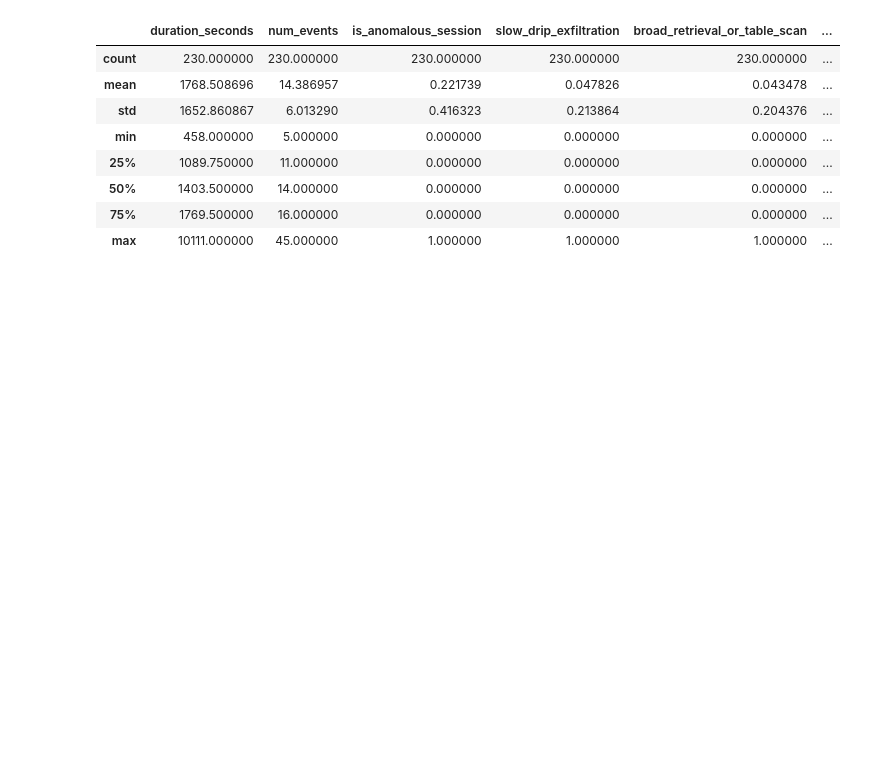
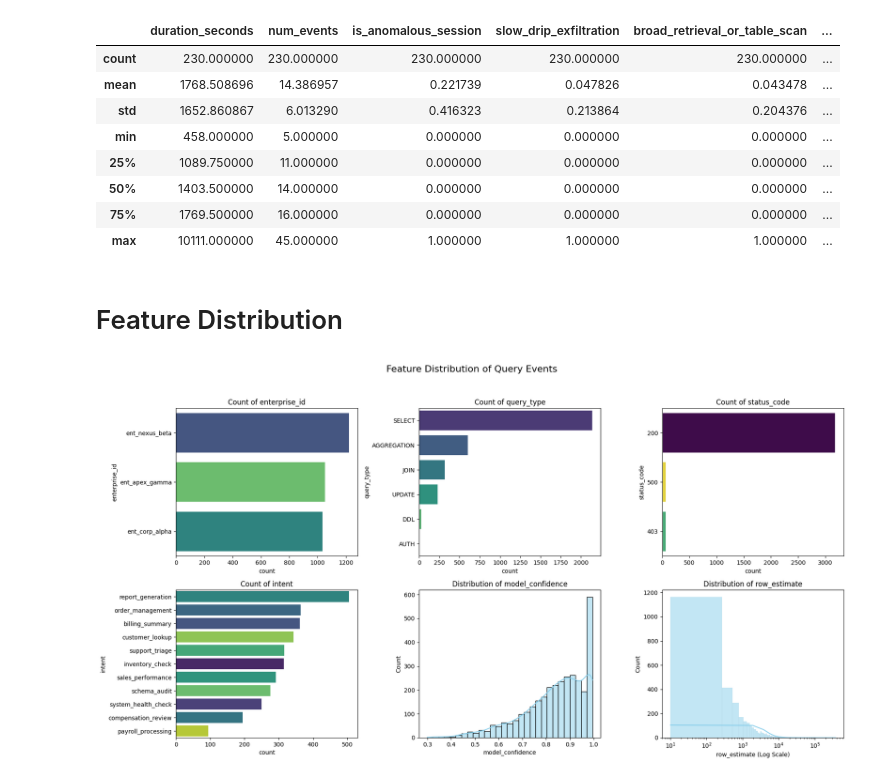
Before and after one commit to RealGoldenGeneral/SmartVerify-Take-Home-Assignment, a Jupyter notebook: notebooks/Assignment.ipynb, the cells around one changed output. Cells and saved outputs as stored; diff of their text form; code cells hidden in the pictures; blank space fills up the shorter version.

```diff
--- a/notebooks/Assignment.ipynb
+++ b/notebooks/Assignment.ipynb
@@ -104,3 +98,42 @@ df_sessions.describe()
 | 50% | 1403.500000 | 14.000000 | 0.000000 | 0.000000 | 0.000000 | ... |
 | 75% | 1769.500000 | 16.000000 | 0.000000 | 0.000000 | 0.000000 | ... |
 | max | 10111.000000 | 45.000000 | 1.000000 | 1.000000 | 1.000000 | ... |
+# %% [markdown]
+# Feature Distribution
+# %%
+# Cleaned Feature Distribution of Query Events
+cols_to_plot = [
+    'enterprise_id', 'query_type', 'status_code',
+    'intent', 'model_confidence', 'row_estimate'
+]
+
+fig, axes = plt.subplots(nrows=2, ncols=3, figsize=(18, 10))
+fig.suptitle('Feature Distribution of Query Events', fontsize=16)
+
+axes = axes.flatten()
+
+for i, col in enumerate(cols_to_plot):
+    if df_query[col].dtype == 'object' or df_query[col].nunique() < 15:
+        # Categorical or low-cardinality numerical
+        sns.countplot(
+            data=df_query,
+            y=col,
+            ax=axes[i],
+            order=df_query[col].value_counts().index,
+            palette='viridis',
+            hue=col,
+            legend=False
+        )
+        axes[i].set_title(f'Count of {col}')
+    else:
+        # Numerical
+        sns.histplot(df_query[col], ax=axes[i], kde=True, color='skyblue')
+        axes[i].set_title(f'Distribution of {col}')
+        if col == 'row_estimate':
+            axes[i].set_xscale('log')
+            axes[i].set_xlabel('row_estimate (Log Scale)')
+
+plt.tight_layout(rect=[0, 0.03, 1, 0.95])
+plt.show()
+# %% [output]
+[figure, added]
```
Also changed, not shown: parts of 16 cells of this notebook.
